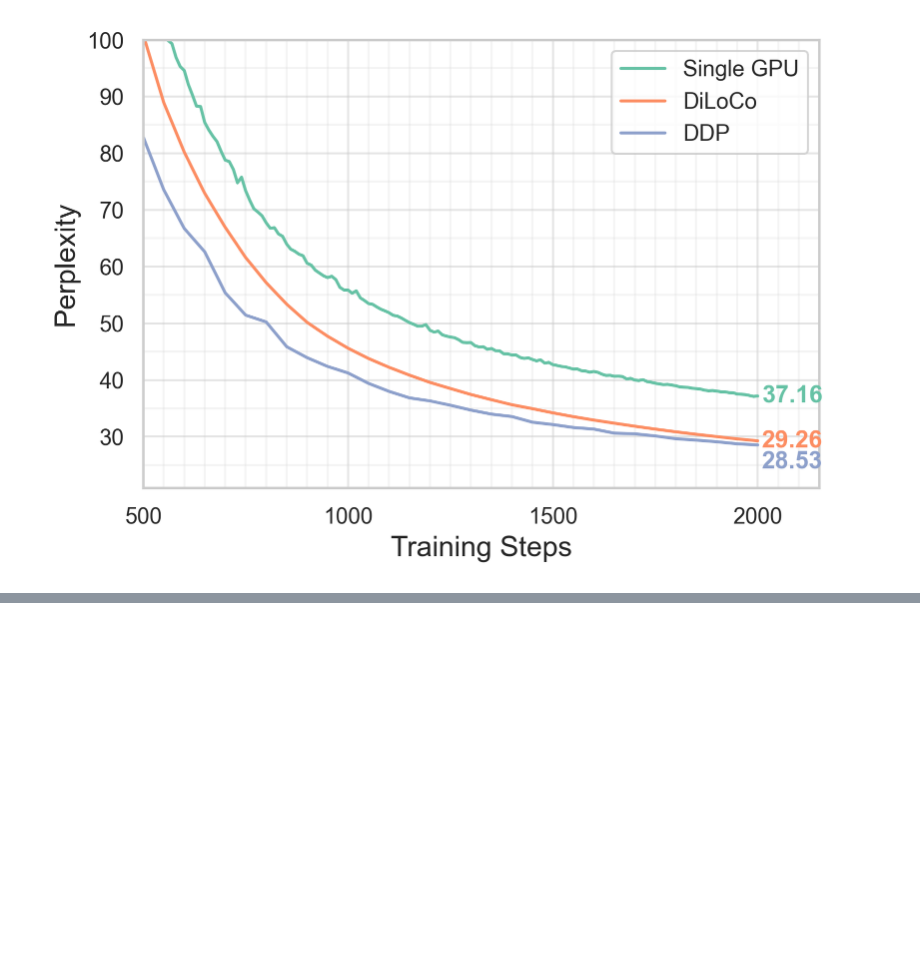
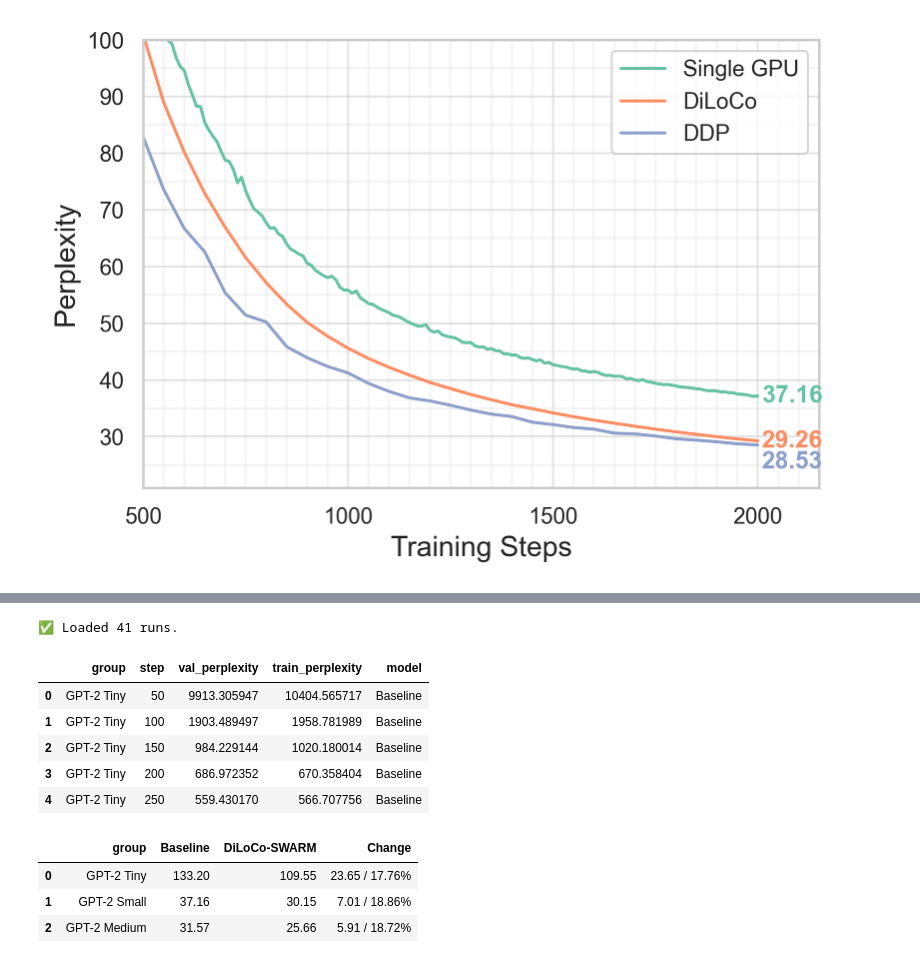
Before and after one commit to mikasenghaas/diloco-swarm, a Jupyter notebook: notebooks/4.0-results.ipynb, the cells around one changed output, grey strips where cells are left out. Drawn from its saved outputs; the diff is of its cells as text; code cells hidden in the pictures; blank space fills up the shorter version.

```diff
--- a/notebooks/4.0-results.ipynb
+++ b/notebooks/4.0-results.ipynb
@@ -339,0 +417,71 @@ fig.savefig("report/figures/experiment2.png", bbox_inches="tight")
+# %%
+# Load runs
+GROUPS = {
+    "GPT-2 Tiny Baseline": "20241231_223650",
+    "GPT-2 Tiny DiLoCo-SWARM": "20241231_224608",
+    "GPT-2 Small Baseline": "20241229_181044",
+    "GPT-2 Small DiLoCo-SWARM": "20241230_184347",
+    "GPT-2 Medium Baseline": "20241231_232940",
+    "GPT-2 Medium DiLoCo-SWARM": "20250101_093710"
+}
+MASTER_RUNS = {
+    "GPT-2 Tiny Baseline": "ifid0bci",
+    "GPT-2 Tiny DiLoCo-SWARM": "dfhh9fih",
+    "GPT-2 Small Baseline": "8eqzu96q",
+    "GPT-2 Small DiLoCo-SWARM": "i19udsg4",
+    "GPT-2 Medium Baseline": "btopgkah",
+    "GPT-2 Medium DiLoCo-SWARM": "5twtyqzt"
+}
+RUNS = [r for r in ALL_RUNS if r.group in GROUPS.values()]
+
+print(f"✅ Loaded {len(RUNS)} runs.")
+# %% [output]
+✅ Loaded 41 runs.
+# %%
+# Get config and summary
+runs_config, runs_summary = [], []
+run_id_to_run = {}
+for run in tqdm(RUNS):
+    run_id, group, name, config, summary = get_metadata(run)
+    run_id_to_run[run_id] = run
+    runs_config.append({"group": group, "name": name, "run_id": run_id, **config})
+    runs_summary.append({"group": group, "name": name, **summary})
+
+runs_config = pd.DataFrame(runs_config).set_index(["group", "name"])
+runs_summary = pd.DataFrame(runs_summary).set_index(["group", "name"])
+# %%
+# Get history from master runs
+runs_history = pd.DataFrame()
+for group, run_id in MASTER_RUNS.items():
+    history = pd.DataFrame(list(run_id_to_run[run_id].scan_history()))
+    history["group"] = group
+    runs_history = pd.concat([runs_history, history])
+# %%
+# Prepare
+cols = {"group": "group", "_step": "step", "eval/perplexity/average": "val_perplexity", "train/global/perplexity/current": "train_perplexity"}
+exp4 = runs_history[cols.keys()].rename(columns=cols)[list(cols.values())]
+exp4 = exp4.dropna().reset_index(drop=True)
+exp4["model"] = exp4.group.apply(lambda x: x.split()[-1])
+exp4["group"] = exp4.group.apply(lambda x: " ".join(x.split()[:-1]))
+exp4.head()
+# %% [output]
+|  | group | step | val_perplexity | train_perplexity | model |
+| 0 | GPT-2 Tiny | 50 | 9913.305947 | 10404.565717 | Baseline |
+| 1 | GPT-2 Tiny | 100 | 1903.489497 | 1958.781989 | Baseline |
+| 2 | GPT-2 Tiny | 150 | 984.229144 | 1020.180014 | Baseline |
+| 3 | GPT-2 Tiny | 200 | 686.972352 | 670.358404 | Baseline |
+| 4 | GPT-2 Tiny | 250 | 559.430170 | 566.707756 | Baseline |
+# %%
+tab4 = exp4.groupby(["group", "model"]).val_perplexity.last().reset_index()\
+    .pivot(index="group", columns="model", values="val_perplexity").round(2)\
+    .reset_index().rename_axis(None, axis=1)
+abs_change = (tab4.iloc[:, 2] - tab4.iloc[:, 1]).abs().round(2)
+rel_change = (abs_change / tab4.iloc[:, 1] * 100).round(2)
+change = pd.concat([abs_change, rel_change], axis=1).apply(lambda x: f"{x.iloc[0]} / {x.iloc[1]}%" if x.iloc[1] > 0 else "-", axis=1).rename("Change")
+tab4 = pd.concat([tab4, change], axis=1).sort_values("Baseline", ascending=False).reset_index(drop=True)
+tab4
+# %% [output]
+|  | group | Baseline | DiLoCo-SWARM | Change |
+| 0 | GPT-2 Tiny | 133.20 | 109.55 | 23.65 / 17.76% |
+| 1 | GPT-2 Small | 37.16 | 30.15 | 7.01 / 18.86% |
+| 2 | GPT-2 Medium | 31.57 | 25.66 | 5.91 / 18.72% |
```
Also changed, not shown: parts of 14 cells of this notebook, 5 other files.
